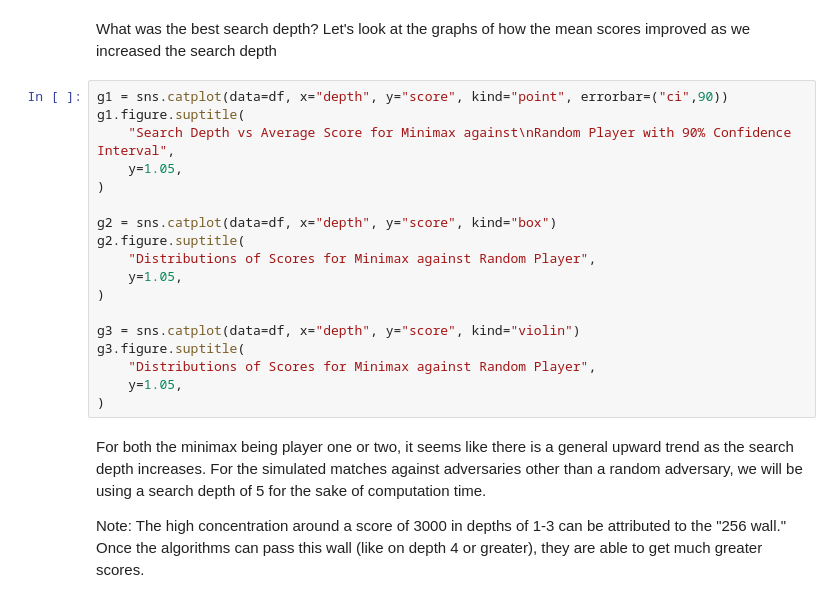
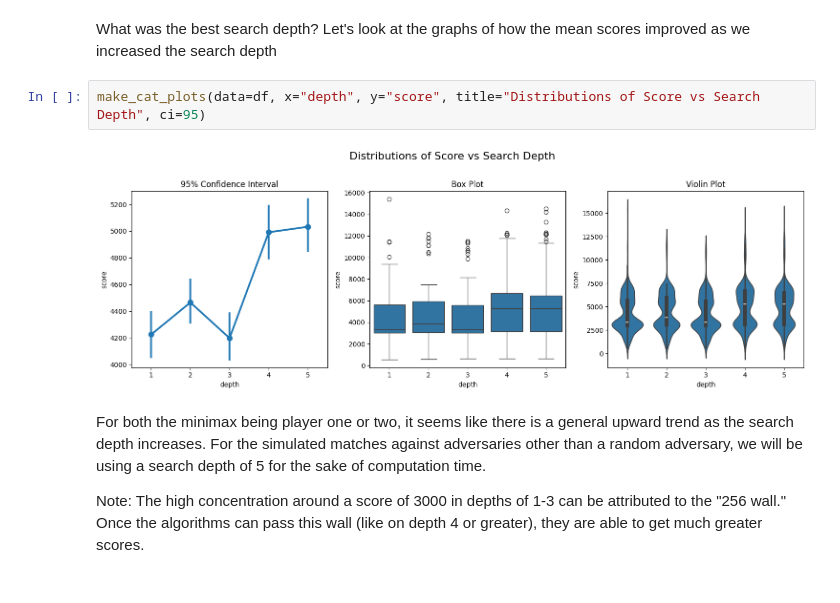
Before and after one commit to Saoski/adversarial2048, a Jupyter notebook: analysis/data_analysis.ipynb, the cells around one changed output. Saved outputs shown, nothing was run; the diff lists cells and outputs as text.

Commit message:
Make a helper function for data analysis

```diff
--- a/analysis/data_analysis.ipynb
+++ b/analysis/data_analysis.ipynb
@@ -13,23 +22,9 @@ FileNotFoundError: [Errno 2] No such file or directory: 'data/minimax_vs_random/
 # %% [markdown]
 What was the best search depth? Let's look at the graphs of how the mean scores improved as we increased the search depth
 # %%
-g1 = sns.catplot(data=df, x="depth", y="score", kind="point", errorbar=("ci",90))
-g1.figure.suptitle(
-    "Search Depth vs Average Score for Minimax against\nRandom Player with 90% Confidence Interval",
-    y=1.05,
-)
-
-g2 = sns.catplot(data=df, x="depth", y="score", kind="box")
-g2.figure.suptitle(
-    "Distributions of Scores for Minimax against Random Player",
-    y=1.05,
-)
-
-g3 = sns.catplot(data=df, x="depth", y="score", kind="violin")
-g3.figure.suptitle(
-    "Distributions of Scores for Minimax against Random Player",
-    y=1.05,
-)
+make_cat_plots(data=df, x="depth", y="score", title="Distributions of Score vs Search Depth", ci=95)
+# %% [output]
+[figure, added]
 # %% [markdown]
 For both the minimax being player one or two, it seems like there is a general upward trend as the search depth increases. For the simulated matches against adversaries other than a random adversary, we will be using a search depth of 5 for the sake of computation time.
 
```
Also changed, not shown: parts of 7 cells of this notebook, 1 other file.
